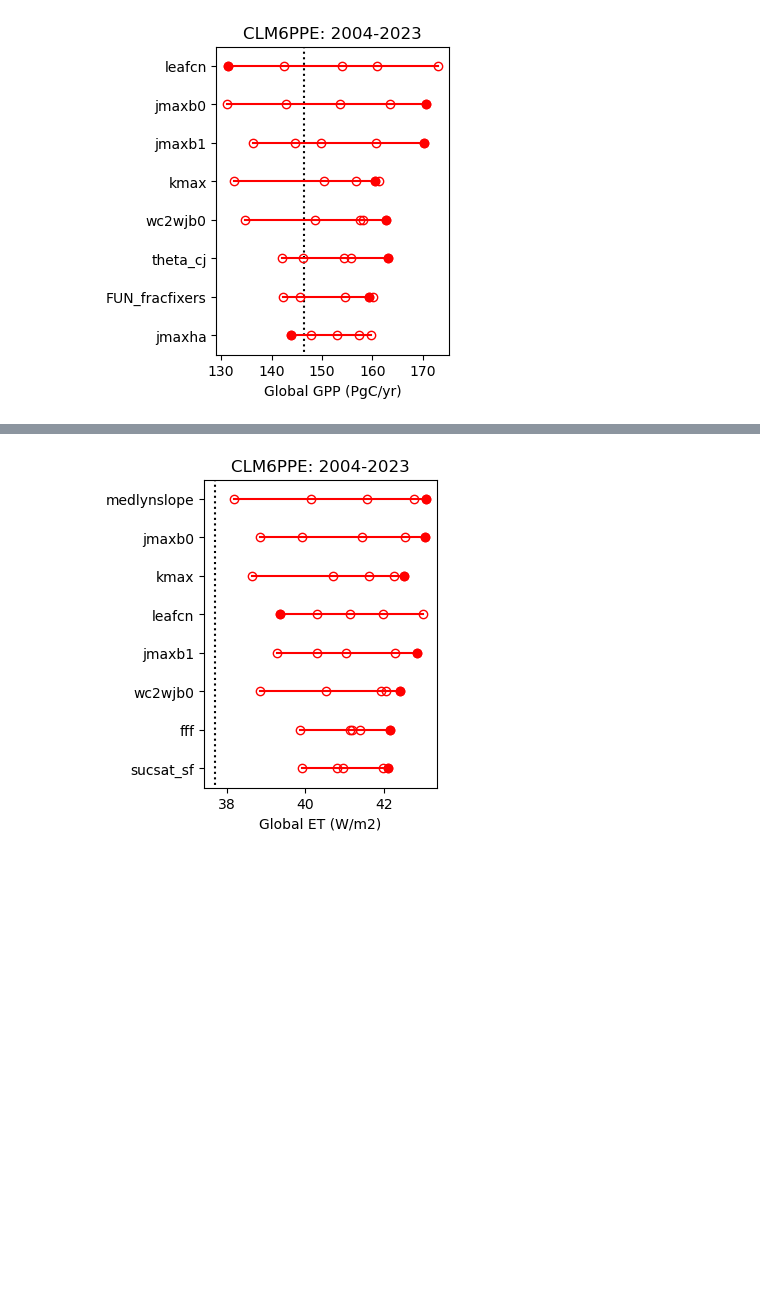
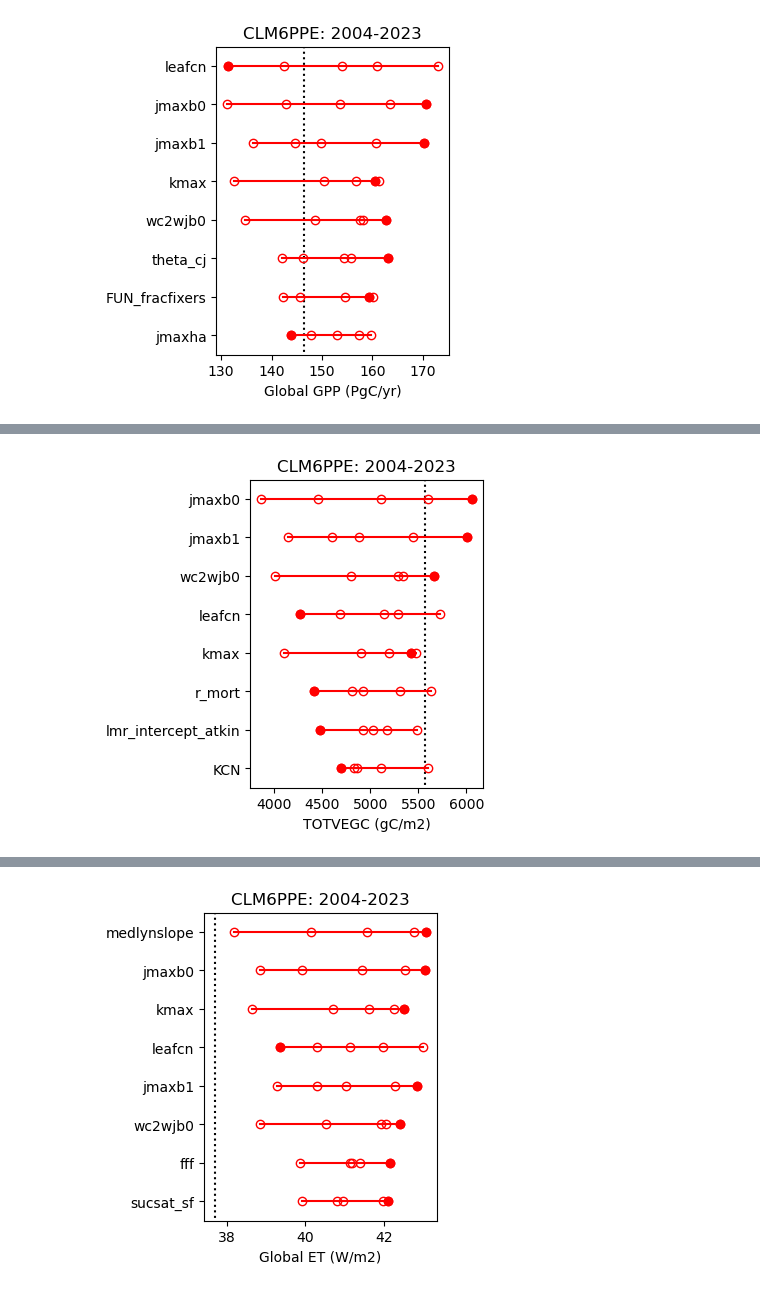
Before and after one commit to NCAR/ctsm6_ppe, a Jupyter notebook: diagnostics/diags.ipynb, the cells around one changed output, grey strips where cells are left out. Drawn from its saved outputs; the diff is of its cells as text; code cells hidden in the pictures; blank space fills up the shorter version.

```diff
--- a/diagnostics/diags.ipynb
+++ b/diagnostics/diags.ipynb
@@ -54,0 +64,8 @@ rank_plot(x,g,xlab,tstr,topn=8)
+# %%
+#compute metric and plot
+x=ds.TOTVEGC_global_amean.sel(year=slice(2004,2023)).mean(dim='year')
+xlab='TOTVEGC (gC/m2)'
+tstr='CLM6PPE: 2004-2023'
+rank_plot(x,g,xlab,tstr,topn=8)
+# %% [output]
+[figure, added]
```
Also changed, not shown: parts of 11 cells of this notebook, 3 other files.
